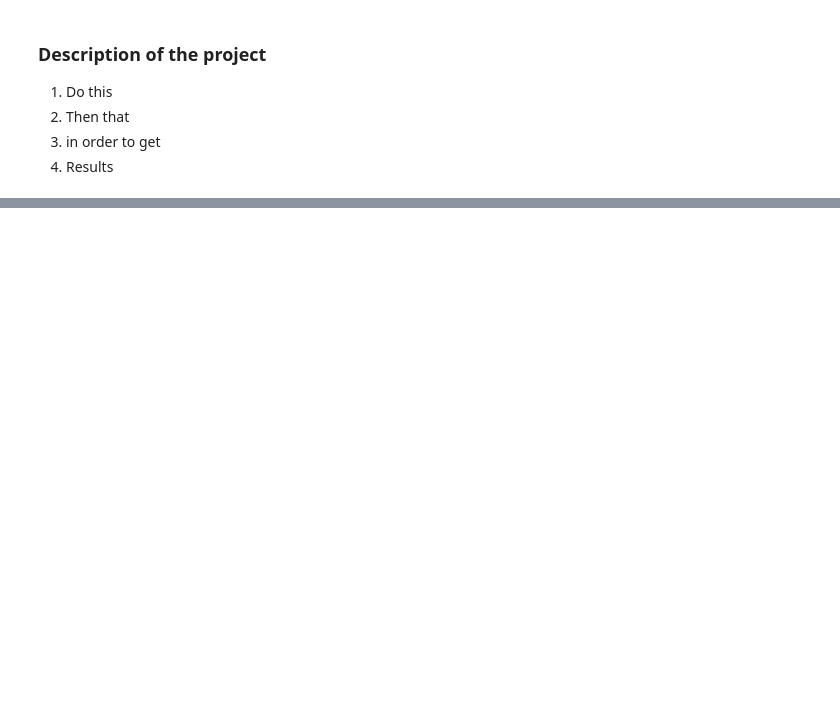
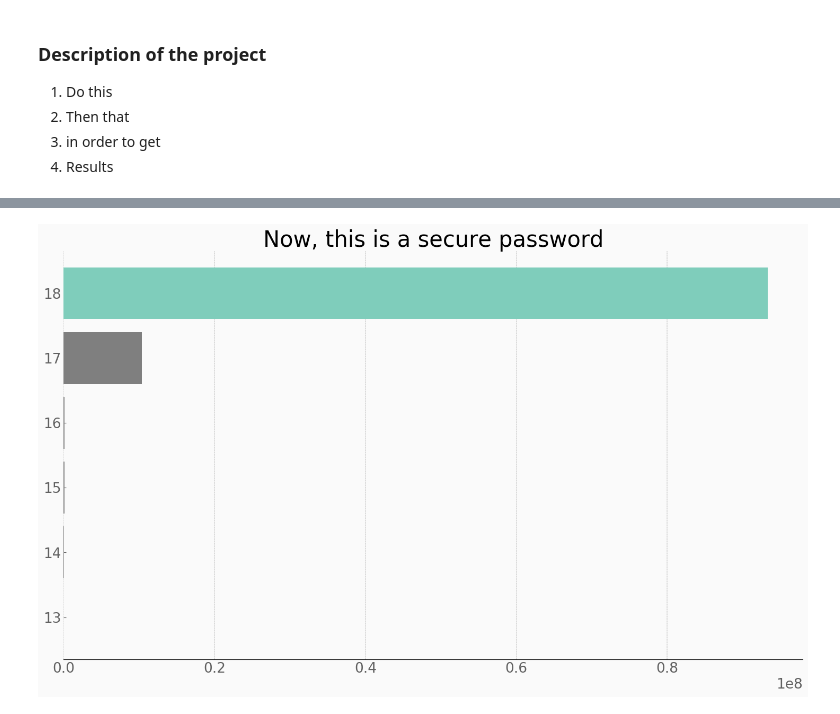
Before and after one commit to hakantan/data_studio, a Jupyter notebook: code/02-(not so) secure passwords/random_passwords.ipynb, the cells around one changed output, grey strips where cells are left out. Cells and saved outputs as stored; diff of their text form; code cells hidden in the pictures; blank space fills up the shorter version.

```diff
--- a/code/02-(not so) secure passwords/random_passwords.ipynb
+++ b/code/02-(not so) secure passwords/random_passwords.ipynb
@@ -42,0 +101,2 @@ tests = [results]
+# %%
+cracked_length = []
@@ -42,0 +305,3 @@ tests = [results]
+# %%
+long_passwords = df[7:13]
+long_passwords
@@ -43,2 +329,16 @@ tests = [results]
+# %%
+ax = long_passwords.plot(kind='barh', x='length', y='seconds_to_crack', color=['#7fcdbb', '#7f7f7f', '#7f7f7f', '#7f7f7f', '#7f7f7f'], figsize=(18,10), width=0.8, legend=False)
+ax.set_title('Now, this is a secure password', fontsize=30)
+ax.yaxis.grid(False)
+ax.xaxis.grid(True)
+ax.xaxis.label.set_visible(False)
+ax.yaxis.label.set_visible(False)
+#ax.set_xticklabels([0, 200, 400, 600, 800, '93312000 seconds'])
+#ax.set_yticklabels([6, 7, 8, 9, 10, '11 characters'])
+plt.savefig('long_passwords.pdf', facecolor=plt.rcParams['figure.facecolor'])
+#    'axes.prop_cycle': cycler('color', ['#673AB7', '#80DEEA', '#FFD600', '#FF9E80', '#CCFF90', '#8c564b',
+#                                        '#e377c2', '#7f7f7f', '#bcbd22', '#17becf']),
+# %% [output]
+[figure, added]
 # %%
 pw_chars = input('How many characters should your password have?')
```
Also changed, not shown: parts of 44 cells of this notebook, 6 other files.
